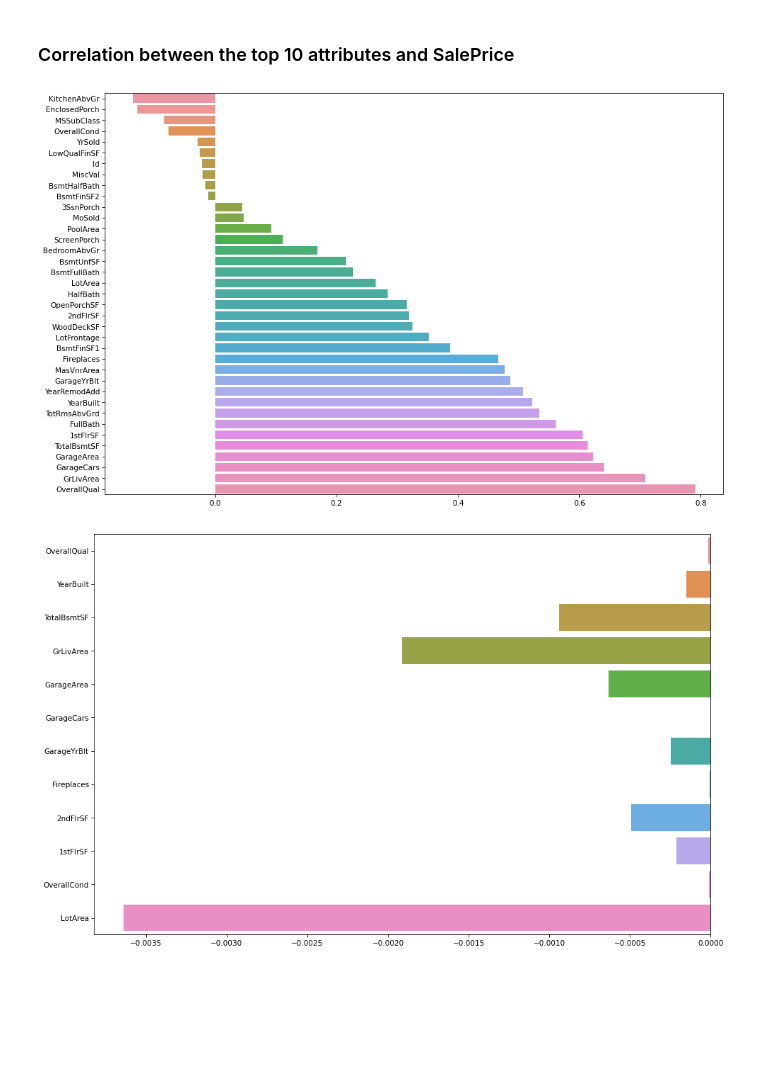
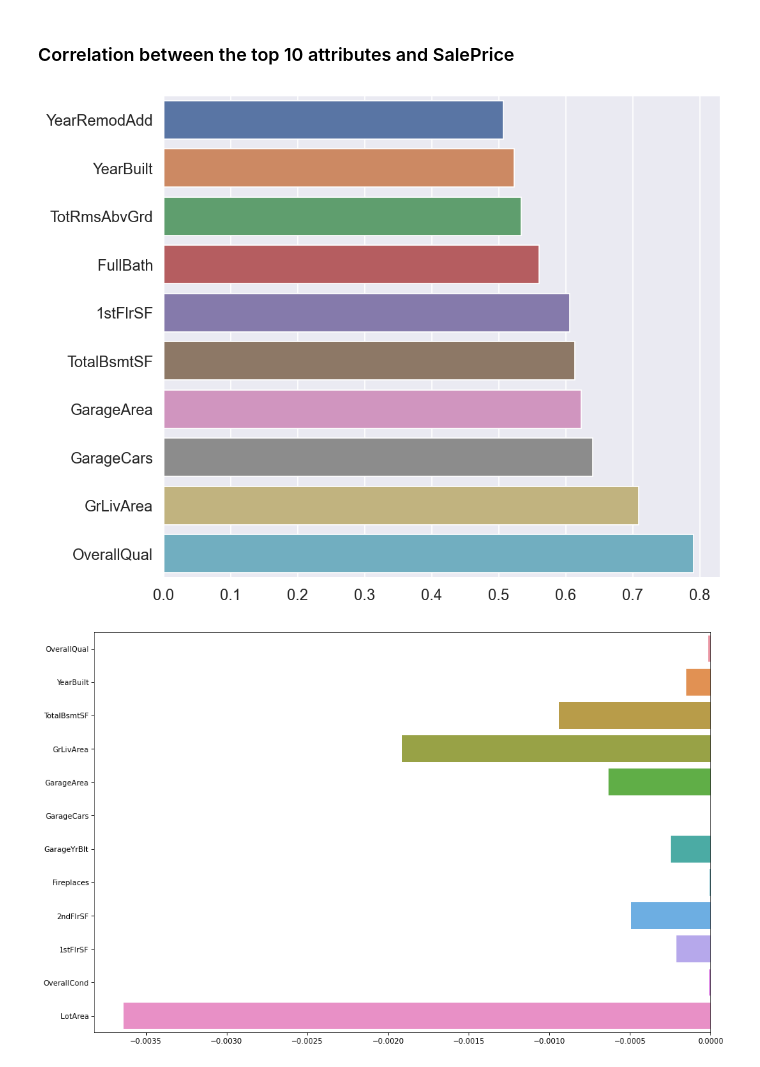
Before and after one commit to AndrejHafner/house-price-prediction, a Jupyter notebook: analysis.ipynb, the cells around one changed output. Cells and saved outputs as stored; diff of their text form; code cells hidden in the pictures; blank space fills up the shorter version.

```diff
--- a/analysis.ipynb
+++ b/analysis.ipynb
@@ -19,13 +20,15 @@ y_train = df_train["SalePrice"]
 # %% [markdown]
 ### Correlation between the top 10 attributes and SalePrice
 # %%
-plt.figure(figsize=(15,10), dpi=75)
+plt.figure(figsize=(9,8), dpi=125)
+# plt.tight_layout()
+# plt.gcf().subplots_adjust(left=0.5)
 correlation_train_df = df_train.drop("SalePrice", axis=1)
-correlation_sales_price = correlation_train_df.corrwith(df_train["SalePrice"]).sort_values()[:]
+correlation_sales_price = correlation_train_df.corrwith(df_train["SalePrice"]).sort_values()[-10:]
 sns.barplot(correlation_sales_price.values, correlation_sales_price.index, orient="h")
 plt.savefig("correlation.png")
 # %% [output]
-[figure, old version]
+[figure, new version]
 # %%
 import sklearn_relief as relief
 # Load some data and put it in a numpy.array matrix
```
Also changed, not shown: parts of 4 cells of this notebook, 2 other files.
